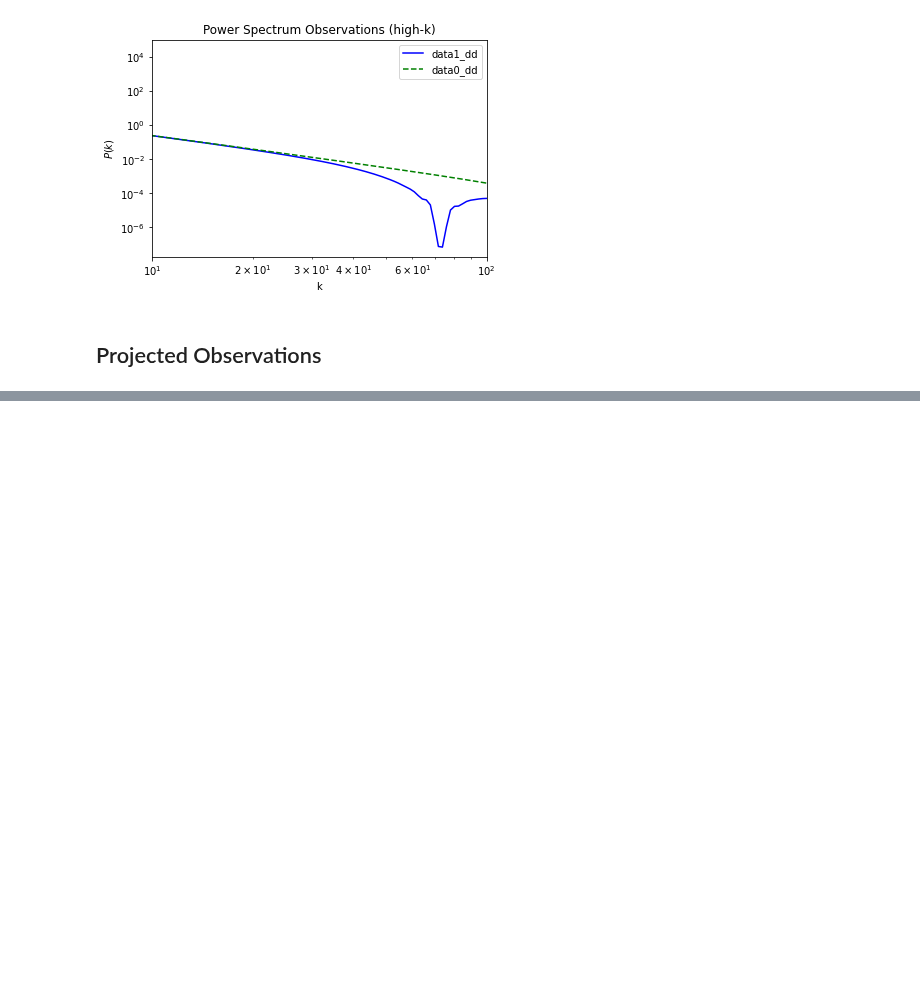
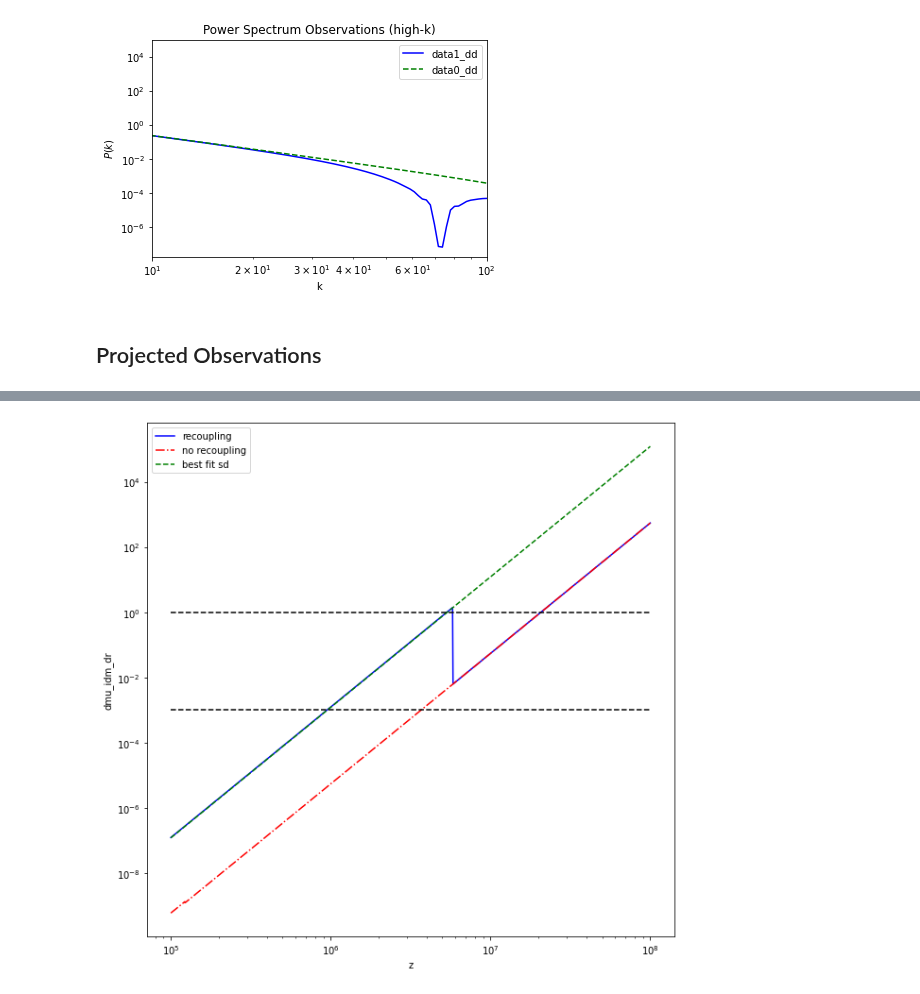
Before and after one commit to NolanSmyth/class_recoupling, a Jupyter notebook: analyze_interps.ipynb, the cells around one changed output, grey strips where cells are left out. Drawn from its saved outputs; the diff is of its cells as text; code cells hidden in the pictures; blank space fills up the shorter version.

```diff
--- a/analyze_interps.ipynb
+++ b/analyze_interps.ipynb
@@ -290 +320,24 @@ yerrEDGESdim = np.array([dfEDGES["ylow"]*2*np.pi/(dfEDGES['X']**3), dfEDGES['yhi
+# %%
+zs = np.logspace(5,8,1000)
+dmus = [dmu_idm_dr(T_rec_arr[plot_idx], A_rec_arr[plot_idx], z) for z in zs]
+dmusnorec = [dmu_idm_dr(T_rec_arr[0], A_rec_arr[0], z) for z in zs]
+dmusbestfitsd = [dmu_idm_dr(None, None, z, a_idm_dr=best_a_arr[plot_idx-50, plot_idx-50], case='no_rec') for z in zs]
+
+
+plt.figure(1, figsize=(10,10))
+plt.xscale('log')
+plt.yscale('log')
+plt.xlabel('z')
+plt.ylabel('dmu_idm_dr')
+plt.plot(zs, dmus, 'b', label='recoupling')
+plt.plot(zs, dmusnorec, 'r-.', label='no recoupling')
+plt.plot(zs, dmusbestfitsd, 'g--', label='best fit sd')
+plt.plot(np.logspace(5,8,100),1e-3*np.ones(100), '--k')
+plt.plot(np.logspace(5,8,100),np.ones(100), '--k')
+# plt.ylim(1e-2,1e0)
+# plt.xlim(2e6,5e6)
+plt.legend()
+plt.show()
+# %% [output]
+[figure, added]
 # %%
```
Also changed, not shown: parts of 9 cells of this notebook.
